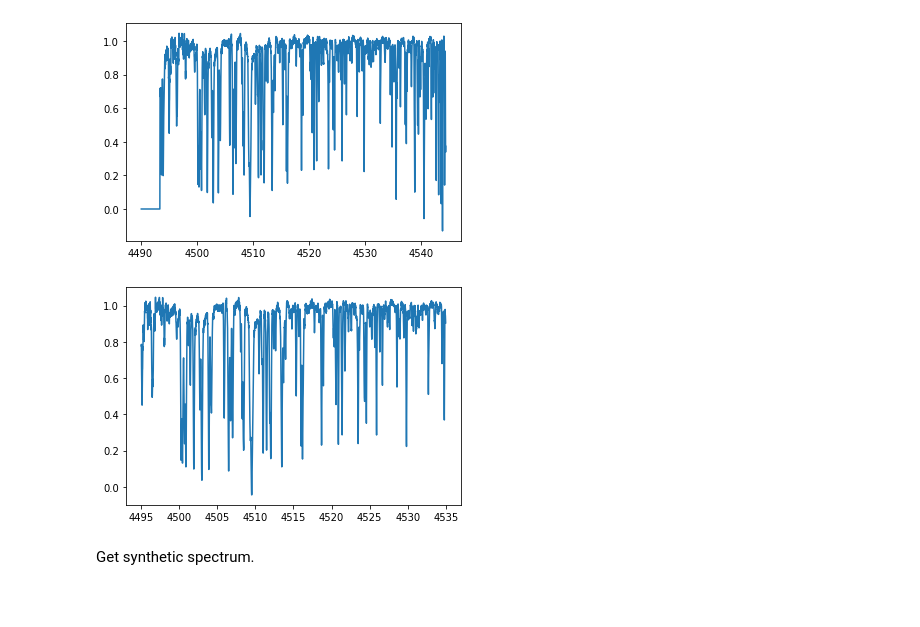
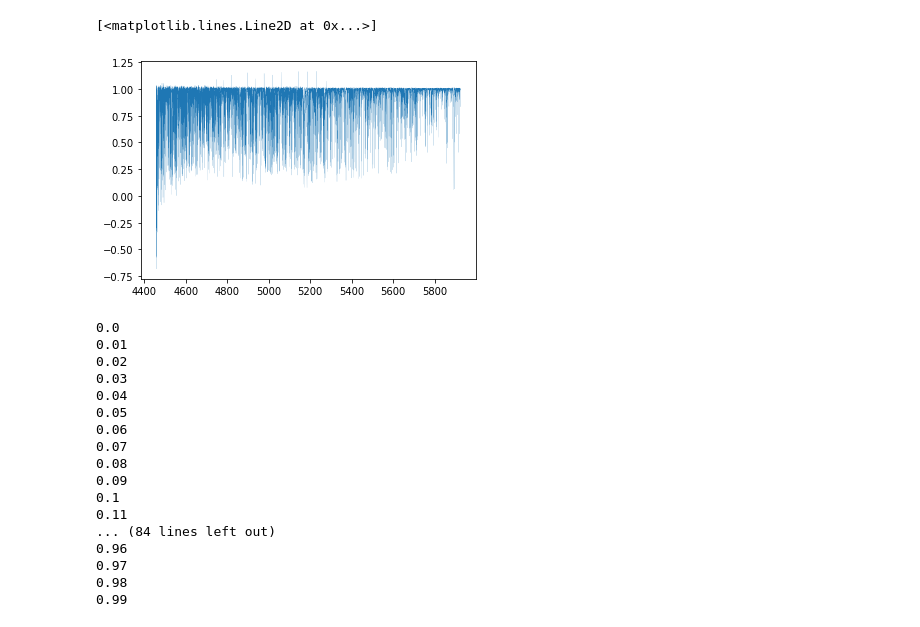
Before and after one commit to stevengiacalone/SB2finder, a Jupyter notebook: src/testing.ipynb, the cells around one changed output. Drawn from its saved outputs; the diff is of its cells as text; code cells hidden in the pictures; blank space fills up the shorter version.

```diff
--- a/src/testing.ipynb
+++ b/src/testing.ipynb
@@ -8,3 +8,3 @@ First, get observed spectrum and flatten.
 # %%
 KPF_file = "../../KP.20240619.75381.18_L1.fits"
-wave, flux = get_spectrum(KPF_file, 2, "GREEN")
+stitched_wave, stitched_flux, wave_1D, flux_1D = merge_spec(KPF_file, color="GREEN")
@@ -19,15 +11,5 @@ plt.show()
-# %%
-flat_flux, yfit = flatspec_spline(my_wave, my_flux, np.ones(len(my_wave)))
-
-plt.plot(my_wave, flat_flux)
-plt.show()
-
-mask = (my_wave > 4495) & (my_wave < 4535)
-
-plt.plot(my_wave[mask], flat_flux[mask])
-plt.show()
-# %% [output]
-[figure, removed]
-[figure, removed]
-# %% [markdown]
-Get synthetic spectrum.
+# %%
+plt.plot(wave_1D, flux_1D, lw=0.1)
+# %% [output]
+[<matplotlib.lines.Line2D at 0x...>]
+[figure, added]
@@ -33,0 +110,20 @@ Get synthetic spectrum.
+# %%
+test = calc_ccf(v_steps, new_line_start, new_line_end, x_pixel_wave, spectrum, new_line_weight, sn, -z_b)
+# %% [output]
+0.0
+0.01
+0.02
+0.03
+0.04
+0.05
+0.06
+0.07
+0.08
+0.09
+0.1
+0.11
+... (84 lines left out)
+0.96
+0.97
+0.98
+0.99
```
Also changed, not shown: parts of 26 cells of this notebook.
